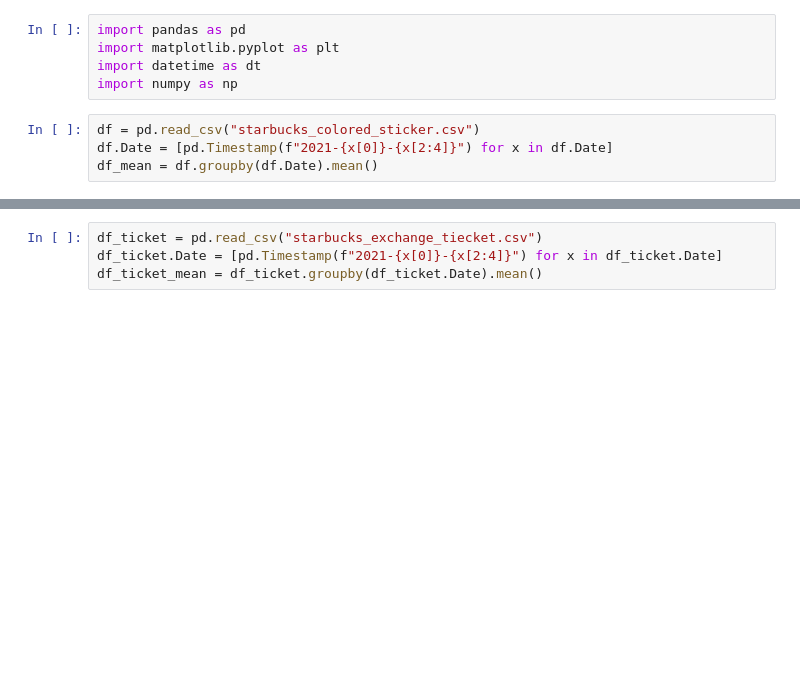
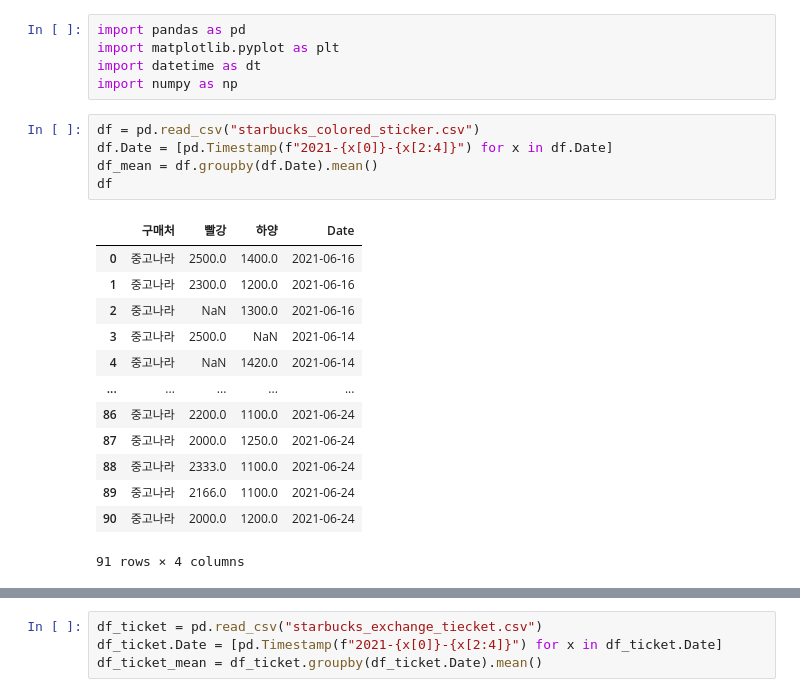
Before and after one commit to isingmodel/Starbucks_Frequency_Price_Analysis, a Jupyter notebook: simple_analysis.ipynb, the cells around one changed output, grey strips where cells are left out. Cells and saved outputs as stored; diff of their text form; blank space fills up the shorter version.

```diff
--- a/simple_analysis.ipynb
+++ b/simple_analysis.ipynb
@@ -6,7 +6,22 @@ import numpy as np
 # %%
 df = pd.read_csv("starbucks_colored_sticker.csv")
 df.Date = [pd.Timestamp(f"2021-{x[0]}-{x[2:4]}") for x in df.Date]
 df_mean = df.groupby(df.Date).mean()
+df
+# %% [output]
+|  | 구매처 | 빨강 | 하양 | Date |
+| 0 | 중고나라 | 2500.0 | 1400.0 | 2021-06-16 |
+| 1 | 중고나라 | 2300.0 | 1200.0 | 2021-06-16 |
+| 2 | 중고나라 | NaN | 1300.0 | 2021-06-16 |
+| 3 | 중고나라 | 2500.0 | NaN | 2021-06-14 |
+| 4 | 중고나라 | NaN | 1420.0 | 2021-06-14 |
+| ... | ... | ... | ... | ... |
+| 86 | 중고나라 | 2200.0 | 1100.0 | 2021-06-24 |
+| 87 | 중고나라 | 2000.0 | 1250.0 | 2021-06-24 |
+| 88 | 중고나라 | 2333.0 | 1100.0 | 2021-06-24 |
+| 89 | 중고나라 | 2166.0 | 1100.0 | 2021-06-24 |
+| 90 | 중고나라 | 2000.0 | 1200.0 | 2021-06-24 |
+91 rows × 4 columns
 # %%
 fig = plt.figure(figsize=(10, 6))
 plt.plot(df.Date, df["빨강"], 'd', label="red")
```
Also changed, not shown: parts of 5 cells of this notebook, 5 other files.
